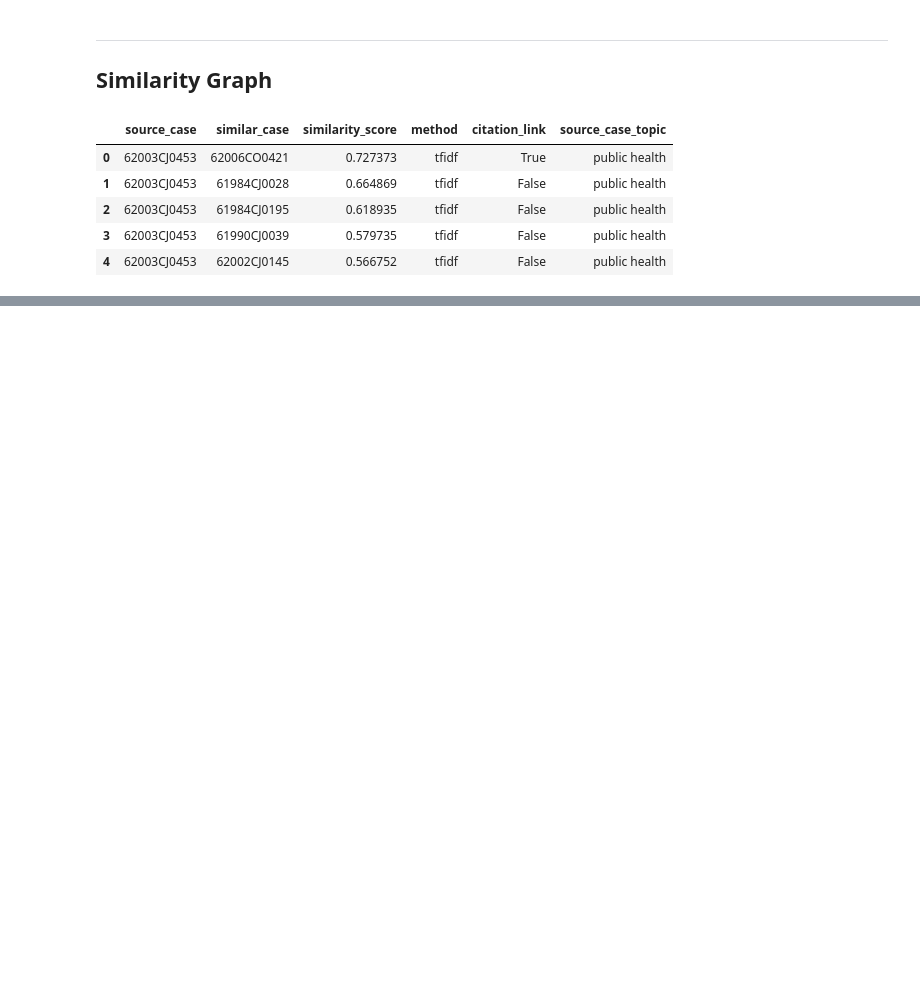
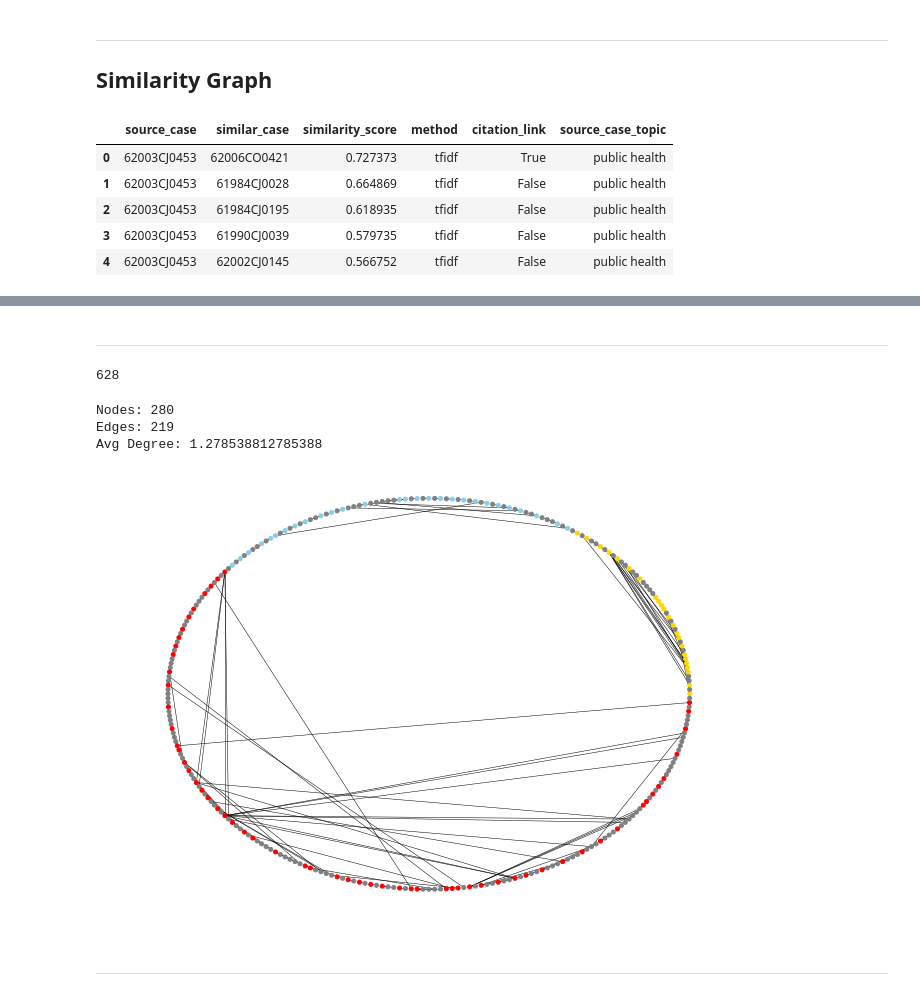
Before and after one commit to Shagunaawasthi/cjeu-court-decision-similarity, a Jupyter notebook: scripts/SetsAnalysis.ipynb, the cells around one changed output, grey strips where cells are left out. Drawn from its saved outputs; the diff is of its cells as text; code cells hidden in the pictures; blank space fills up the shorter version.

```diff
--- a/scripts/SetsAnalysis.ipynb
+++ b/scripts/SetsAnalysis.ipynb
@@ -138,0 +260,31 @@ plt.show()
+# %% [markdown]
+---
+# %%
+cases_similarity_top4_link = cases_similarity_top4[
+    cases_similarity_top4['citation_link'] == True].sort_values('source_case_topic')
+# %%
+len(cases_similarity_top4_link)
+# %% [output]
+628
+# %%
+g3 = nx.from_pandas_edgelist(cases_similarity_top4_link, 'source_case', 'similar_case')
+nx.set_node_attributes(g3, nodes)
+# %%
+#Graph description
+N_nodes3, N_edges3 = g3.order(), g3.size()
+avg_deg3 = float(N_nodes3)/N_edges3
+print ('Nodes: {}\nEdges: {}\nAvg Degree: {}'.format(N_nodes3, N_edges3, avg_deg3) )
+# %% [output]
+Nodes: 280
+Edges: 219
+Avg Degree: 1.278538812785388
+# %%
+node_colors3 = [find_color(node) for node in g3.nodes()]
+# %%
+plt.figure(figsize=(8, 6))
+nx.draw_circular(g3, with_labels=False, node_size=16, width=0.5, node_color=node_colors3)
+plt.show()
+# %% [output]
+[figure, added]
+# %% [markdown]
+---
```
Also changed, not shown: parts of 38 cells of this notebook, 1 other file.
